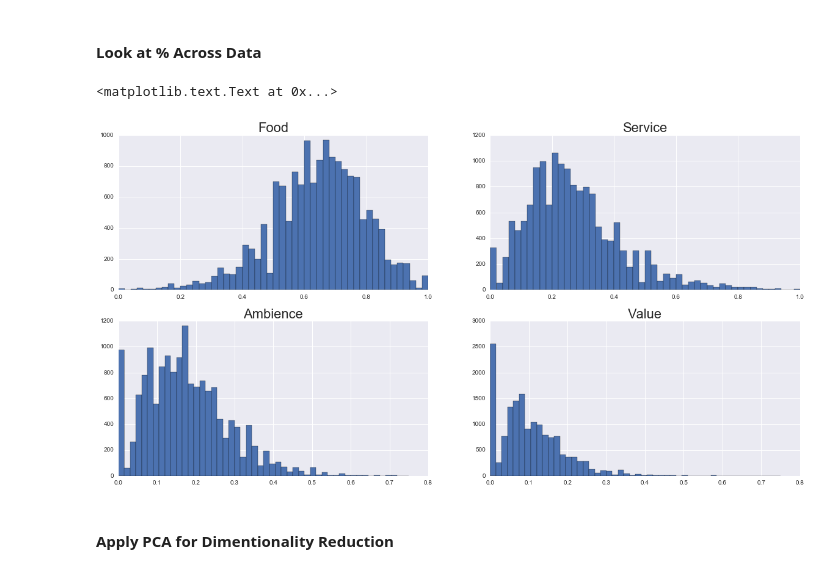
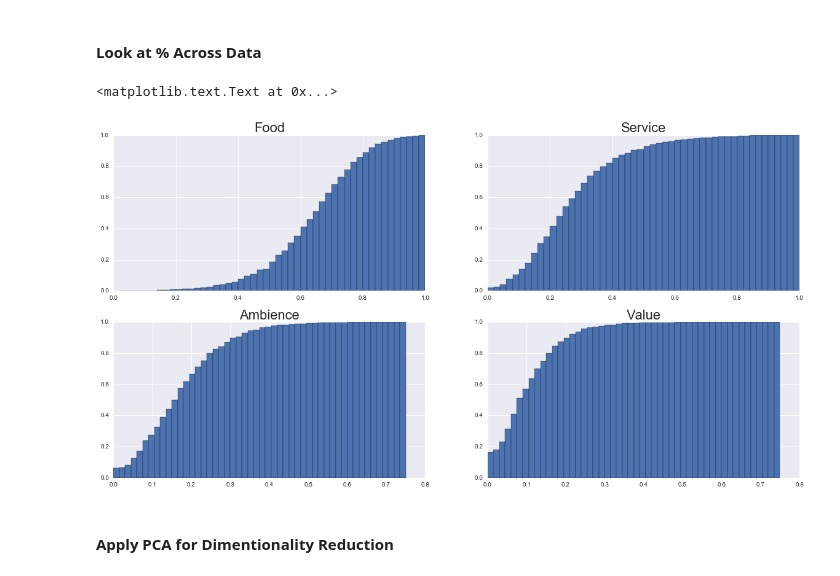
Before and after one commit to whugue/Yelp-User-Similarity, a Jupyter notebook: Yelp-Cluster.ipynb, the cells around one changed output. Saved outputs shown, nothing was run; the diff lists cells and outputs as text; code cells hidden in the pictures.

```diff
--- a/Yelp-Cluster.ipynb
+++ b/Yelp-Cluster.ipynb
@@ -94,24 +97,24 @@ user.head(10)
 # %%
 plt.figure(figsize=(20,10))
 
 plt.subplot(2,2,1)
-plt.hist(user.pct_food, bins=50)
+plt.hist(user.pct_food, bins=50, normed=True, cumulative=True)
 plt.title("Food", fontsize=22)
 
 plt.subplot(2,2,2)
-plt.hist(user.pct_service, bins=50)
+plt.hist(user.pct_service, bins=50, normed=True, cumulative=True)
 plt.title("Service", fontsize=22)
 
 plt.subplot(2,2,3)
-plt.hist(user.pct_ambience, bins=50)
+plt.hist(user.pct_ambience, bins=50, normed=True, cumulative=True)
 plt.title("Ambience", fontsize=22)
 
 plt.subplot(2,2,4)
-plt.hist(user.pct_value, bins=50)
+plt.hist(user.pct_value, bins=50, normed=True, cumulative=True)
 plt.title("Value", fontsize=22)
 # %% [output]
 <matplotlib.text.Text at 0x...>
-[figure, old version]
+[figure, new version]
 # %% [markdown]
 #### Apply PCA for Dimentionality Reduction
 # %%
```
Also changed, not shown: parts of 2 cells of this notebook.
